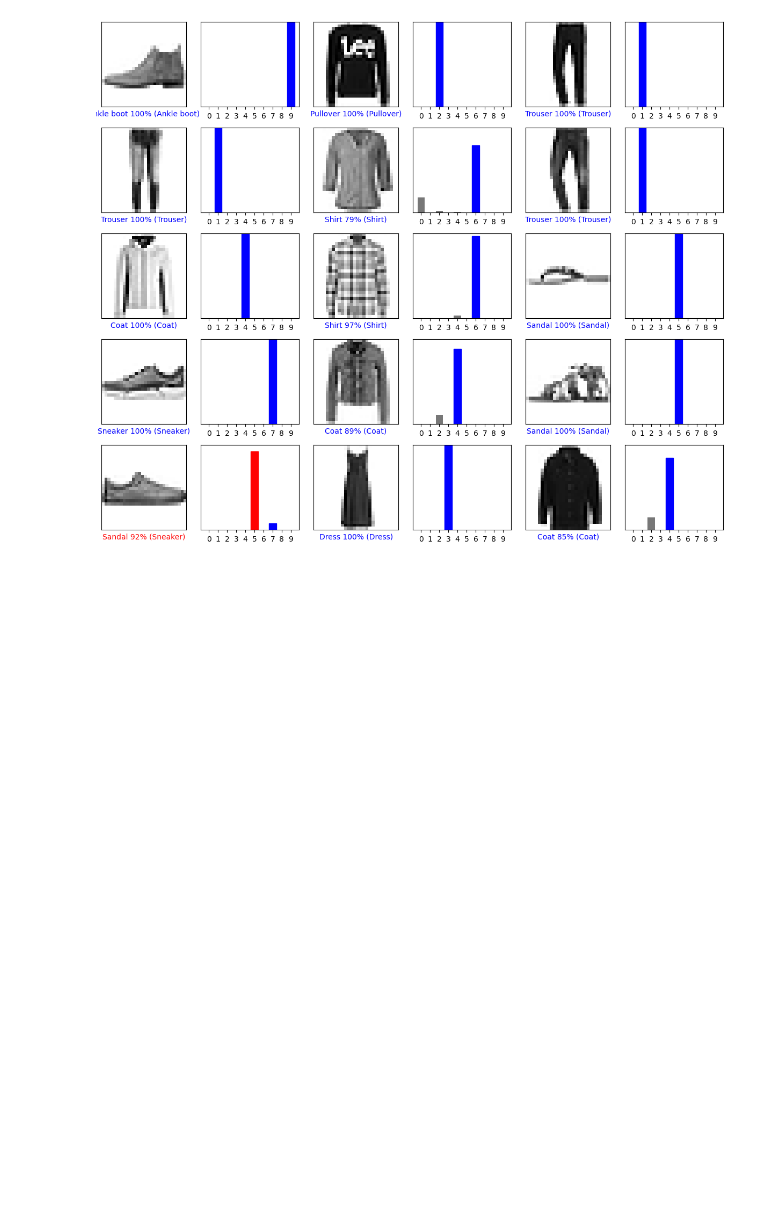
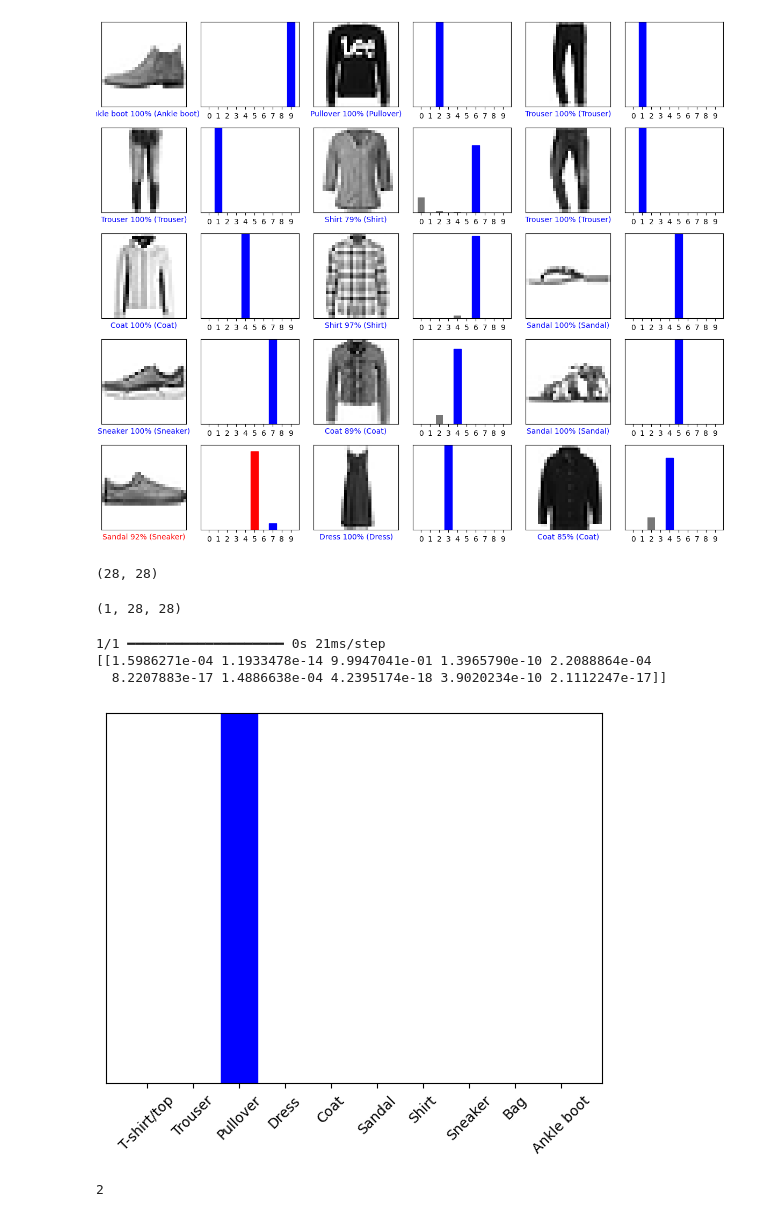
Before and after one commit to flyinacres/tensorflow, a Jupyter notebook: tensorflow-tutorial-3.ipynb, the cells around one changed output. Cells and saved outputs as stored; diff of their text form; code cells hidden in the pictures; blank space fills up the shorter version.

```diff
--- a/tensorflow-tutorial-3.ipynb
+++ b/tensorflow-tutorial-3.ipynb
@@ -204,3 +204,35 @@ plt.tight_layout()
 plt.show()
 # %% [output]
 [figure]
+# %%
+# Grab an image from the test dataset.
+img = test_images[1]
+
+print(img.shape)
+# %% [output]
+(28, 28)
+# %%
+# Add the image to a batch where it's the only member.
+img = (np.expand_dims(img,0))
+
+print(img.shape)
+# %% [output]
+(1, 28, 28)
+# %%
+predictions_single = probability_model.predict(img)
+
+print(predictions_single)
+# %% [output]
+1/1 ━━━━━━━━━━━━━━━━━━━━ 0s 21ms/step
+[[1.5986271e-04 1.1933478e-14 9.9947041e-01 1.3965790e-10 2.2088864e-04
+  8.2207883e-17 1.4886638e-04 4.2395174e-18 3.9020234e-10 2.1112247e-17]]
+# %%
+plot_value_array(1, predictions_single[0], test_labels)
+_ = plt.xticks(range(10), class_names, rotation=45)
+plt.show()
+# %% [output]
+[figure, added]
+# %%
+np.argmax(predictions_single[0])
+# %% [output]
+2
```
